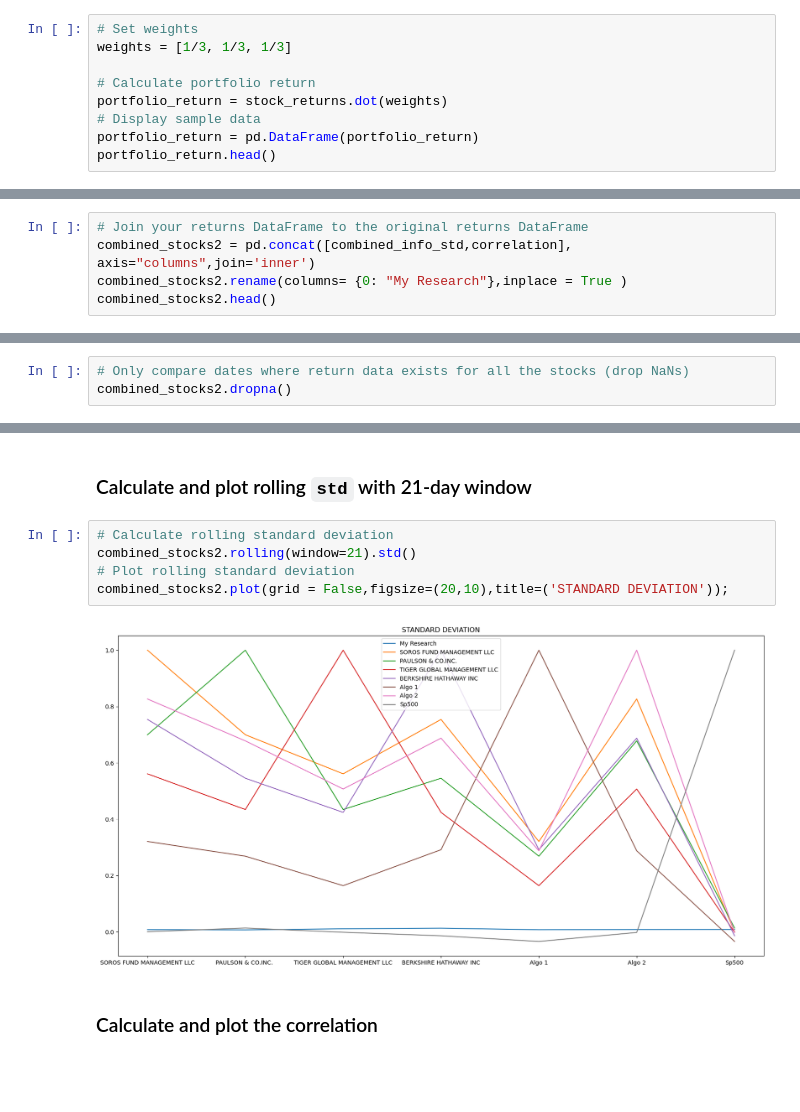
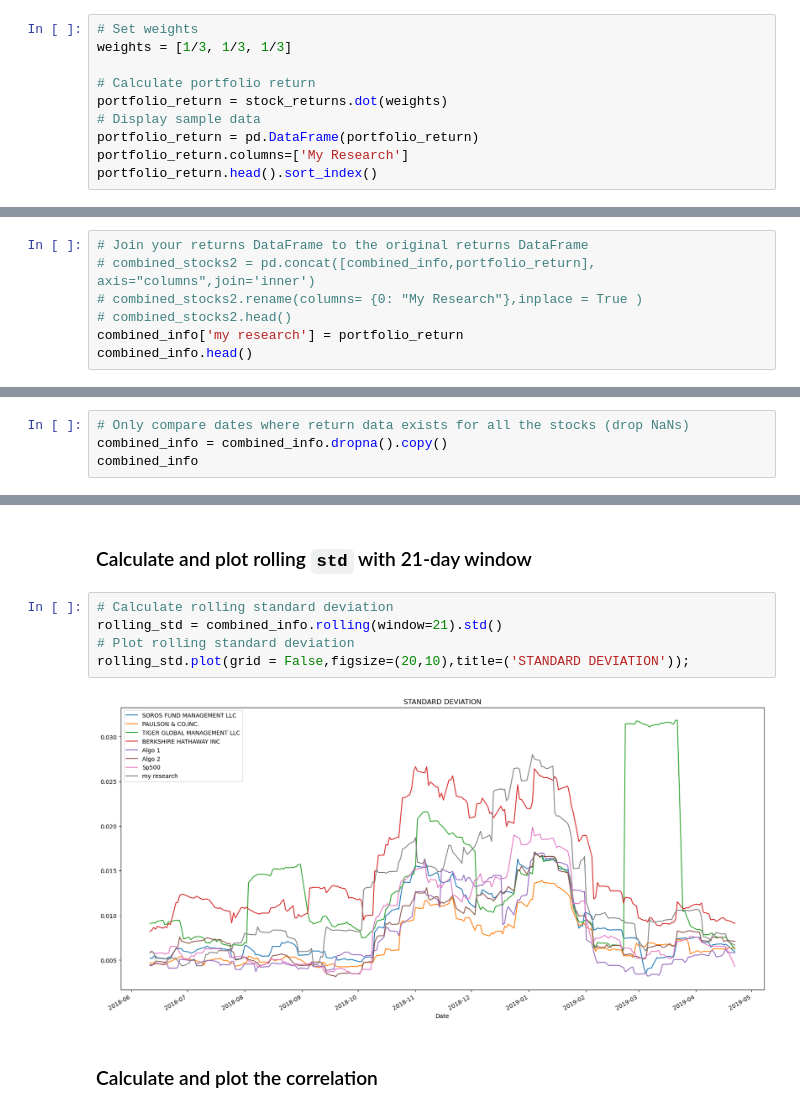
Before and after one commit to DONJMP/pandas-homework-, a Jupyter notebook: whale_analysis.ipynb, the cells around one changed output, grey strips where cells are left out. Cells and saved outputs as stored; diff of their text form; blank space fills up the shorter version.

```diff
--- a/whale_analysis.ipynb
+++ b/whale_analysis.ipynb
@@ -468,5 +468,6 @@ weights = [1/3, 1/3, 1/3]
 portfolio_return = stock_returns.dot(weights)
 # Display sample data
 portfolio_return = pd.DataFrame(portfolio_return)
-portfolio_return.head()
+portfolio_return.columns=['My Research']
+portfolio_return.head().sort_index()
 # %% [output]
@@ -481,7 +482,9 @@ portfolio_return.head()
 ## Join your portfolio returns to the DataFrame that contains all of the portfolio returns
 # %%
 # Join your returns DataFrame to the original returns DataFrame
-combined_stocks2 = pd.concat([combined_info_std,correlation], axis="columns",join='inner')
-combined_stocks2.rename(columns= {0: "My Research"},inplace = True )
-combined_stocks2.head()
+# combined_stocks2 = pd.concat([combined_info,portfolio_return], axis="columns",join='inner')
+# combined_stocks2.rename(columns= {0: "My Research"},inplace = True )
+# combined_stocks2.head()
+combined_info['my research'] = portfolio_return
+combined_info.head()
 # %% [output]
@@ -494,4 +498,5 @@ combined_stocks2.head()
 # %%
 # Only compare dates where return data exists for all the stocks (drop NaNs)
-combined_stocks2.dropna()
+combined_info = combined_info.dropna().copy()
+combined_info
 # %% [output]
@@ -524,11 +536,11 @@ dtype: float64
 ### Calculate and plot rolling `std` with 21-day window
 # %%
 # Calculate rolling standard deviation
-combined_stocks2.rolling(window=21).std()
+rolling_std = combined_info.rolling(window=21).std()
 # Plot rolling standard deviation
-combined_stocks2.plot(grid = False,figsize=(20,10),title=('STANDARD DEVIATION'));
+rolling_std.plot(grid = False,figsize=(20,10),title=('STANDARD DEVIATION'));
 # %% [output]
-[figure, old version]
+[figure, new version]
 # %% [markdown]
 ### Calculate and plot the correlation
 # %%
```
Also changed, not shown: parts of 20 cells of this notebook.
